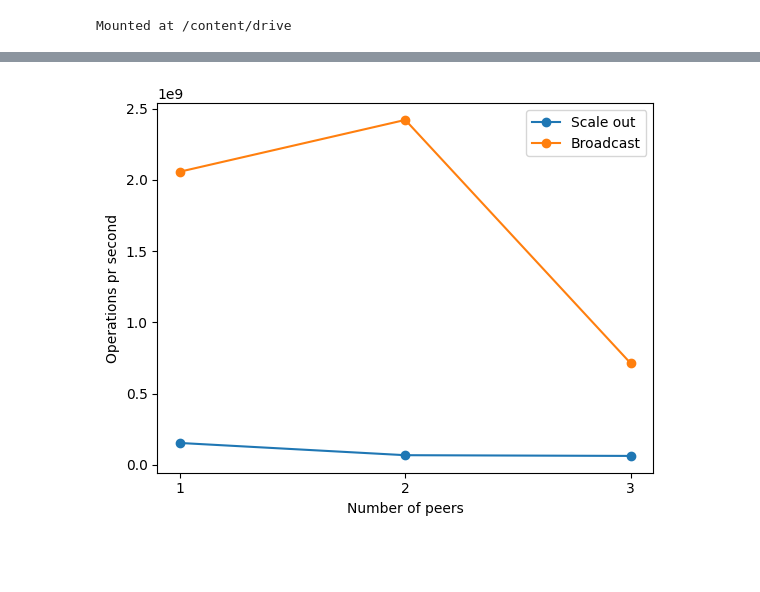
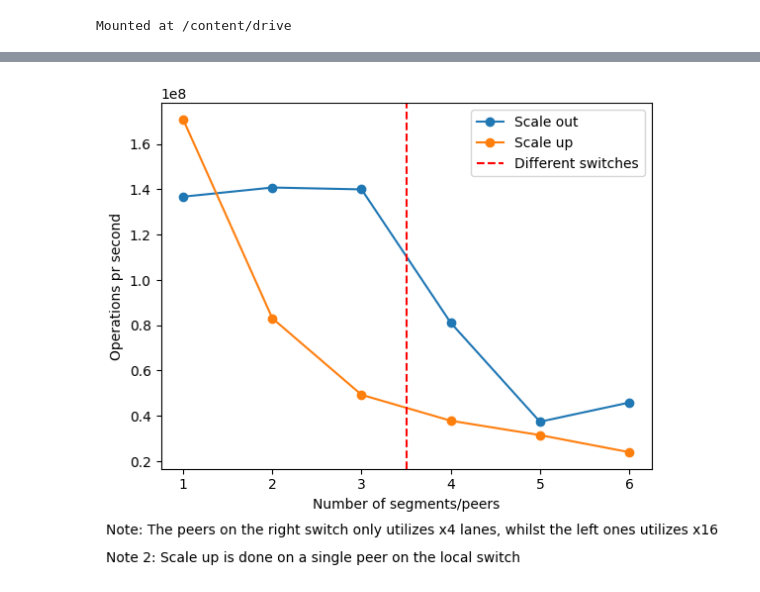
Before and after one commit to kritjo/sisci-perf, a Jupyter notebook: tools/charts.ipynb, the cells around one changed output, grey strips where cells are left out. Drawn from its saved outputs; the diff is of its cells as text; code cells hidden in the pictures; blank space fills up the shorter version.

```diff
--- a/tools/charts.ipynb
+++ b/tools/charts.ipynb
@@ -46,3 +49,5 @@ from matplotlib import pyplot as plt
 import numpy as np
 import pandas as pd
 import math
+# %%
+PEERS = 6
@@ -49,37 +145,31 @@ import math
 # %%
-PEERS = 3
+SCALE_OUT_KEY_PREFIX = 'PIO_WRITE_SCALE_OUT_'
+SCALE_UP_KEY_PREFIX = 'PIO_WRITE_SCALE_UP_'
 
-SCALE_OUT_KEY_PREFIX = 'PIO_WRITE_SCALE_OUT_'
-BROADCAST_KEY_PREFIX = 'PIO_BROADCAST_'
+scale_out_results = list(filter(lambda x: x.key.startswith(SCALE_OUT_KEY_PREFIX), experiment_results))
+scale_up_results = list(filter(lambda x: x.key.startswith(SCALE_UP_KEY_PREFIX), experiment_results))
 
-SCALE_OUT_KEYS = [SCALE_OUT_KEY_PREFIX + str(i) for i in range(1, PEERS + 1)]
-BROADCAST_KEYS = [BROADCAST_KEY_PREFIX + str(i) for i in range(1, PEERS + 1)]
-
-scale_out_results = []
-broadcast_results = []
-
-for result in experiment_results:
-  if result.key.startswith(SCALE_OUT_KEY_PREFIX):
-    scale_out_results.append(result)
-  elif result.key.startswith(BROADCAST_KEY_PREFIX):
-    broadcast_results.append(result)
+scale_out_results = list(filter(lambda x: x.bytes_pr_operation == 1, scale_out_results))
 
 assert len(scale_out_results) == PEERS
-assert len(broadcast_results) == PEERS
+assert len(scale_up_results) == PEERS
 
 data = dict()
 data['scale_out'] = list(map(lambda x: x.operations / 2, scale_out_results))
-data['broadcast'] = list(map(lambda x: x.operations / 2, broadcast_results))
+data['scale_up'] = list(map(lambda x: x.operations / 2, scale_up_results))
 
-x_label = 'Number of peers'
+x_label = 'Number of segments/peers'
 y_label = 'Operations pr second'
 
 plt.plot(range(1, PEERS + 1), data['scale_out'], label='Scale out', marker='o')
-plt.plot(range(1, PEERS + 1), data['broadcast'], label='Broadcast', marker='o')
+plt.plot(range(1, PEERS + 1), data['scale_up'], label='Scale up', marker='o')
 plt.xticks(range(1, PEERS + 1))
 plt.xlabel(x_label)
 plt.ylabel(y_label)
+plt.axvline(x = 3.5, label="Different switches", color='red', linestyle='--')
+plt.annotate('Note: The peers on the right switch only utilizes x4 lanes, whilst the left ones utilizes x16', (0, 0), (-40, -40), xycoords='axes fraction', textcoords='offset points', va='top')
+plt.annotate('Note 2: Scale up is done on a single peer on the local switch', (0, 0), (-40, -60), xycoords='axes fraction', textcoords='offset points', va='top')
 plt.legend()
 plt.show()
 # %% [output]
-[figure, old version]
+[figure, new version]
```
Also changed, not shown: parts of 11 cells of this notebook.
